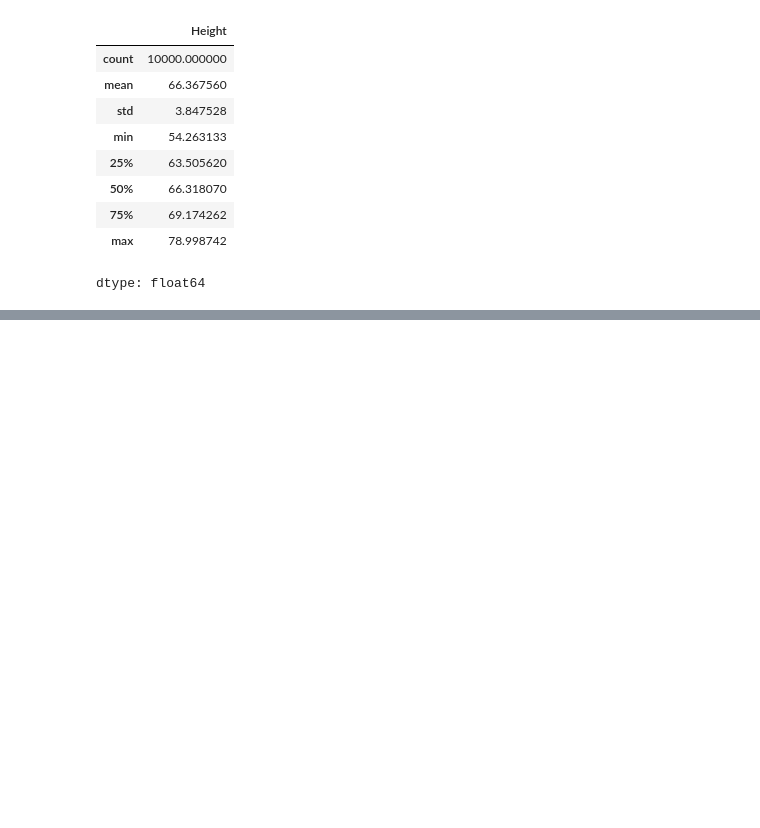
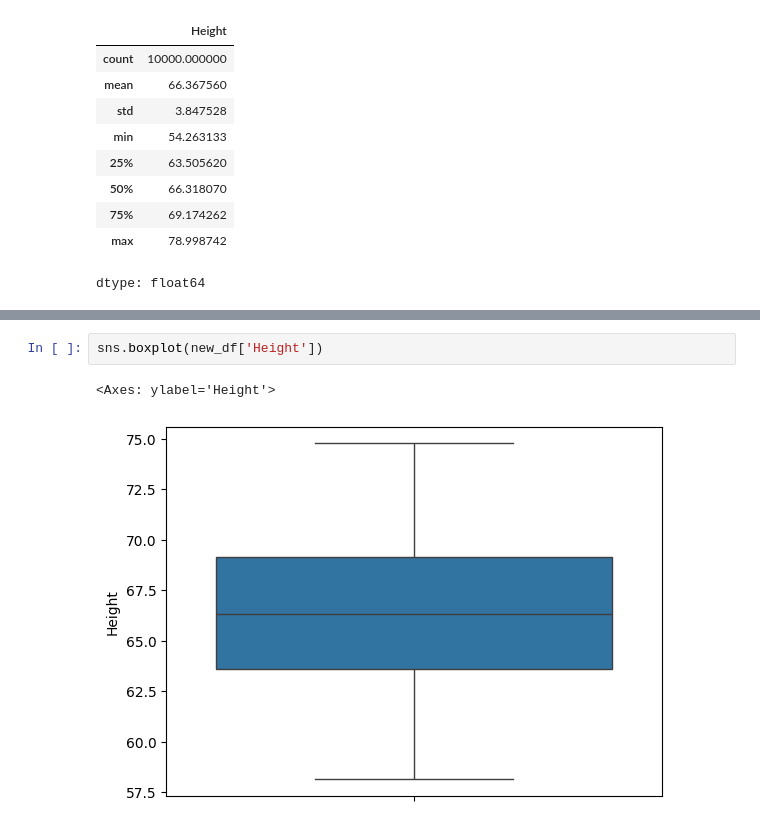
Before and after one commit to Bishesh-P/Hands-on-Practice-for-ML-concepts, a Jupyter notebook: Outlier_Detection_Using_Percentage_Method.ipynb, the cells around one changed output, grey strips where cells are left out. Saved outputs shown, nothing was run; the diff lists cells and outputs as text; blank space fills up the shorter version.

```diff
--- a/Outlier_Detection_Using_Percentage_Method.ipynb
+++ b/Outlier_Detection_Using_Percentage_Method.ipynb
@@ -33,0 +107,5 @@ dtype: float64
+# %%
+sns.boxplot(new_df['Height'])
+# %% [output]
+<Axes: ylabel='Height'>
+[figure, added]
```
Also changed, not shown: parts of 10 cells of this notebook.
